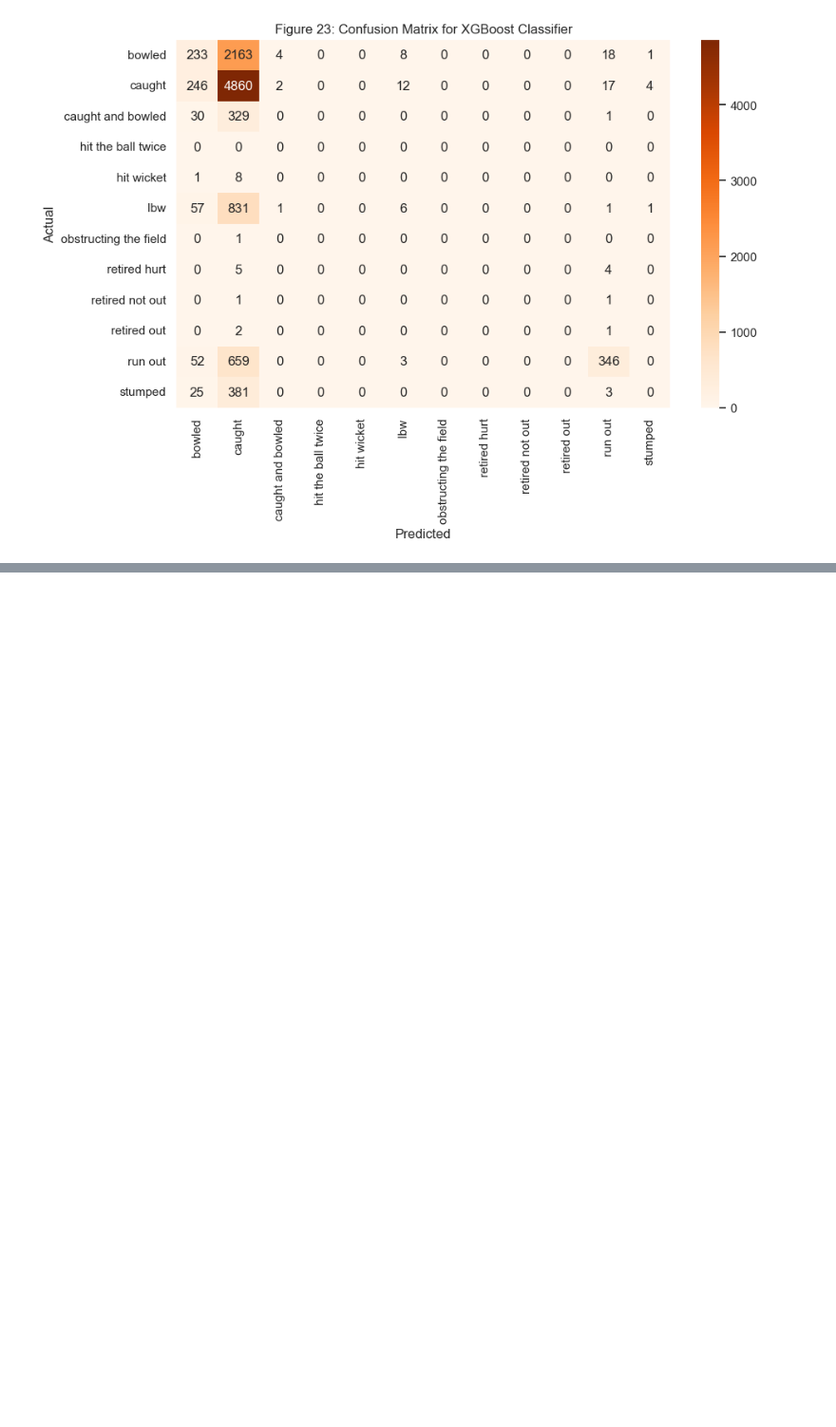
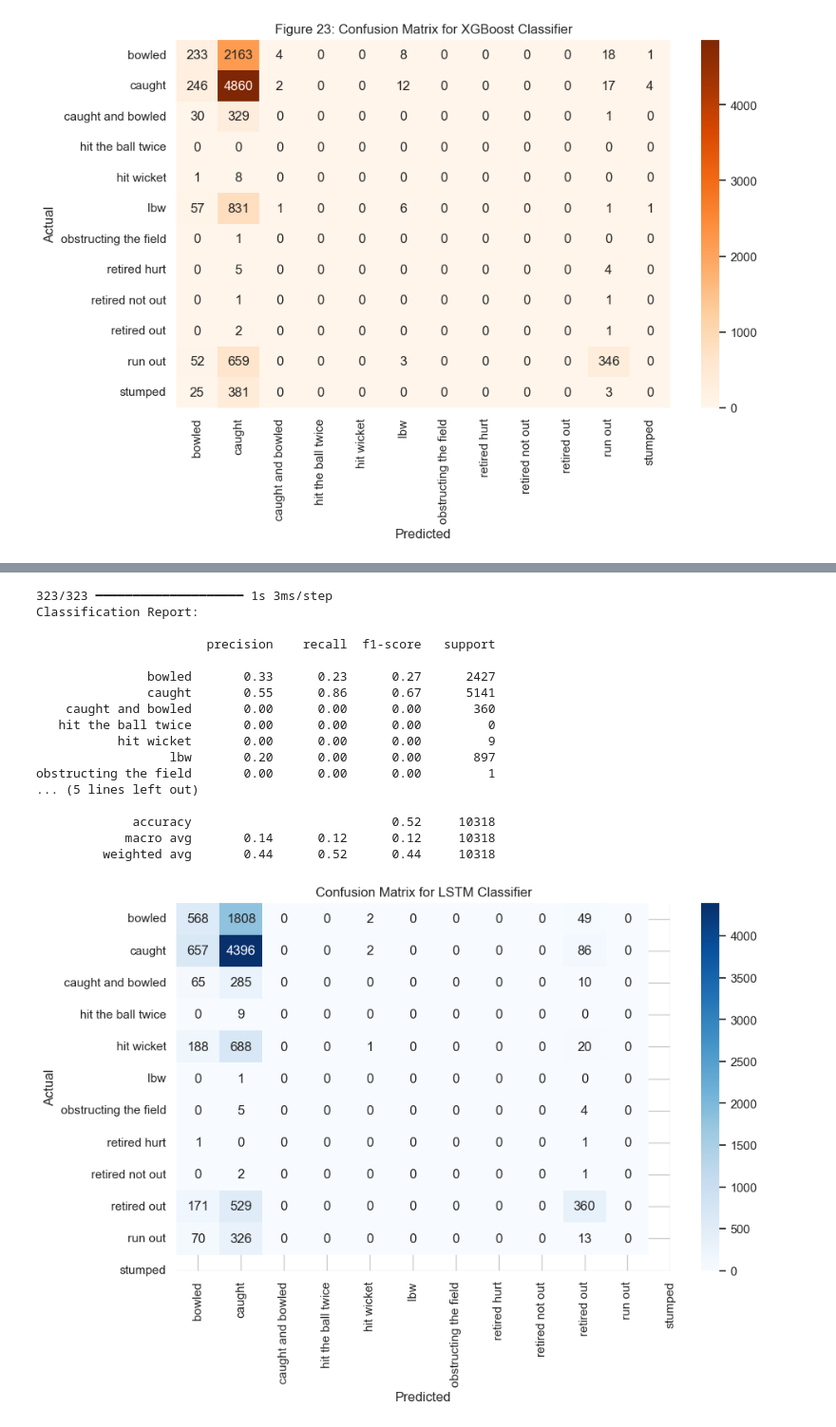
Before and after one commit to suwin544/CricketAIProject, a Jupyter notebook: notebooks/model_training_and_evaluation.ipynb, the cells around one changed output, grey strips where cells are left out. Shown at 95% size. Saved outputs shown, nothing was run; the diff lists cells and outputs as text; code cells hidden in the pictures; blank space fills up the shorter version.

Commit message:
Trained RNN and added its accuracy reports, confusion matrics

```diff
--- a/notebooks/model_training_and_evaluation.ipynb
+++ b/notebooks/model_training_and_evaluation.ipynb
@@ -201,0 +269,45 @@ Classification Report:
+# %%
+from sklearn.metrics import classification_report, confusion_matrix
+import seaborn as sns
+import matplotlib.pyplot as plt
+
+# Predict
+y_pred_probs = model.predict(X_test)
+y_pred = np.argmax(y_pred_probs, axis=1)
+
+# Classification Report
+print("Classification Report:\n")
+print(classification_report(
+    y_test,
+    y_pred,
+    labels=range(len(label_encoder.classes_)),
+    target_names=label_encoder.classes_
+))
+
+
+# Confusion Matrix
+plt.figure(figsize=(10, 6))
+sns.heatmap(confusion_matrix(y_test, y_pred), annot=True, fmt='d', xticklabels=label_encoder.classes_, yticklabels=label_encoder.classes_, cmap="Blues")
+plt.xlabel("Predicted")
+plt.ylabel("Actual")
+plt.title("Confusion Matrix for LSTM Classifier")
+plt.show()
+# %% [output]
+323/323 ━━━━━━━━━━━━━━━━━━━━ 1s 3ms/step
+Classification Report:
+
+                       precision    recall  f1-score   support
+
+               bowled       0.33      0.23      0.27      2427
+               caught       0.55      0.86      0.67      5141
+    caught and bowled       0.00      0.00      0.00       360
+   hit the ball twice       0.00      0.00      0.00         0
+           hit wicket       0.00      0.00      0.00         9
+                  lbw       0.20      0.00      0.00       897
+obstructing the field       0.00      0.00      0.00         1
+... (5 lines left out)
+
+             accuracy                           0.52     10318
+            macro avg       0.14      0.12      0.12     10318
+         weighted avg       0.44      0.52      0.44     10318
+[figure, added]
```
Also changed, not shown: parts of 2 cells of this notebook.
